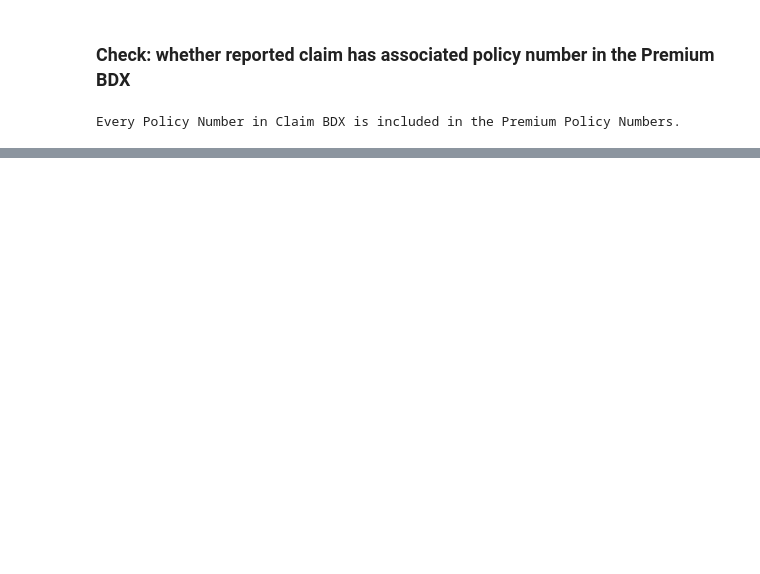
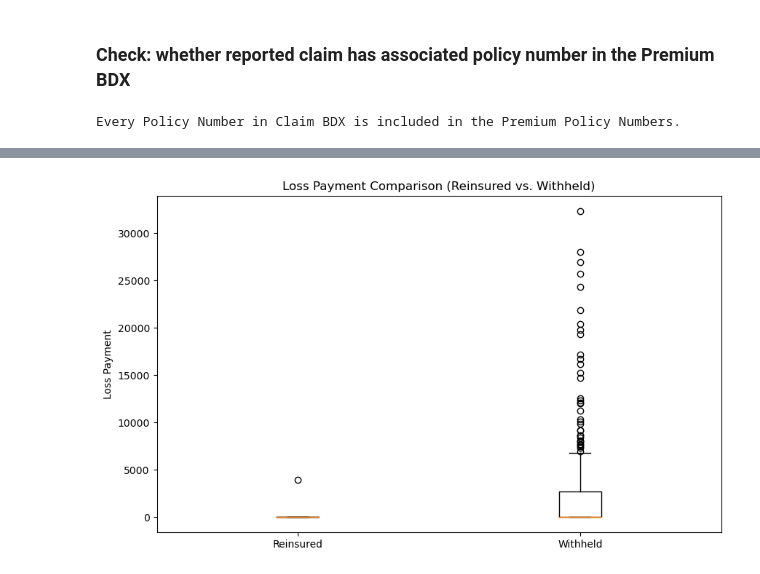
Before and after one commit to LedgerInvesting/lim-BDX-Analytics, a Jupyter notebook: Bridgers BDX Script.ipynb, the cells around one changed output, grey strips where cells are left out. Cells and saved outputs as stored; diff of their text form; code cells hidden in the pictures; blank space fills up the shorter version.

Commit message:
Added Check: Overlapping period claim distribution among Ledger and Insurer

```diff
--- a/Bridgers BDX Script.ipynb
+++ b/Bridgers BDX Script.ipynb
@@ -43,0 +46,81 @@ Every Policy Number in Claim BDX is included in the Premium Policy Numbers.
+# %%
+premium_columns = ['Policy Number', 'Policy Effective Date', 'WP', 'EP', 'UEP', 'Ledger']
+premium = premium_df[premium_columns]
+
+premium['Policy Effective Date'] = pd.to_datetime(premium['Policy Effective Date'])
+
+# Define the date range
+start_date = '2023-03-01'
+end_date = '2023-03-16'
+
+# Filter the DataFrame based on the date range
+filtered_premium = premium[
+    (premium['Policy Effective Date'] >= start_date) & (premium['Policy Effective Date'] <= end_date)]
+filtered_premium
+
+aggregated_premium = filtered_premium.groupby('Policy Number').agg({
+    'WP': 'sum',
+    'EP': 'sum',
+    'UEP': 'sum',
+    'Ledger': 'first'
+}).reset_index()
+
+aggregated_premium
+claim_columns = ['Claim Number', 'Policy Number', 'Program Name', 'Policy Effective Date', 'Transaction Type', 'Amount']
+claim = claim_df[claim_columns]
+claim['Policy Effective Date'] = pd.to_datetime(claim['Policy Effective Date'])
+
+start_date = '2023-03-01'
+end_date = '2023-03-16'
+
+filtered_claim = claim[(claim['Policy Effective Date'] >= start_date) & (claim['Policy Effective Date'] <= end_date) & (
+            claim['Program Name'] == 'INB2')]
+filtered_claim
+wide_data = filtered_claim.pivot_table(index=['Claim Number', 'Policy Number', 'Policy Effective Date', 'Program Name'],
+                                       columns='Transaction Type', values='Amount', aggfunc='sum',
+                                       fill_value=0).reset_index()
+wide_data.columns.name = None
+wide_data
+
+aggregated_wide_claims = wide_data.groupby('Policy Number').agg({
+    'Policy Effective Date': 'first',
+    'Program Name': 'first',
+    'Loss Payment': 'sum',
+    'Loss Reserve': 'sum',
+    'Recovery Payment': 'sum'
+}).reset_index()
+
+aggregated_wide_claims
+merged_data = aggregated_premium.merge(aggregated_wide_claims, on='Policy Number', how='inner')
+merged_data
+merged_data.to_csv('merged_data.csv', index=False)
+### Reporting
+reinsured_data = merged_data[merged_data['Ledger'] == 'Ledger']
+withheld_data = merged_data[merged_data['Ledger'] == 'Incline']
+
+# For reinsured policies
+reinsured_stats = reinsured_data[['Loss Payment', 'Loss Reserve']].describe()
+
+# For withheld policies
+withheld_stats = withheld_data[['Loss Payment', 'Loss Reserve']].describe()
+
+print("Reinsured Policy Statistics:")
+print(reinsured_stats)
+print("\nInsurer Withheld Policy Statistics:")
+print(withheld_stats)
+
+import matplotlib.pyplot as plt
+
+# Box plots for Loss Payment
+plt.figure(figsize=(10, 6))
+plt.title('Loss Payment Comparison (Reinsured vs. Withheld)')
+plt.boxplot([reinsured_data['Loss Payment'], withheld_data['Loss Payment']], labels=['Reinsured', 'Withheld'])
+plt.ylabel('Loss Payment')
+plt.show()
+
+# Box plots for Loss Reserve
+plt.figure(figsize=(10, 6))
+plt.title('Loss Reserve Comparison (Reinsured vs. Withheld)')
+plt.boxplot([reinsured_data['Loss Reserve'], withheld_data['Loss Reserve']], labels=['Reinsured', 'Withheld'])
+plt.ylabel('Loss Reserve')
+# %% [output]
@@ -43,0 +154 @@ Every Policy Number in Claim BDX is included in the Premium Policy Numbers.
+[figure, added]
```
Also changed, not shown: parts of 2 cells of this notebook.
